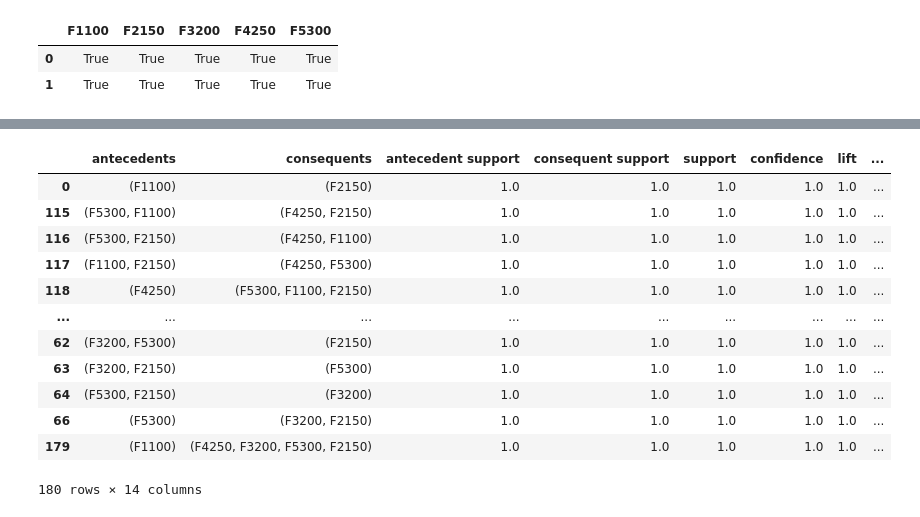
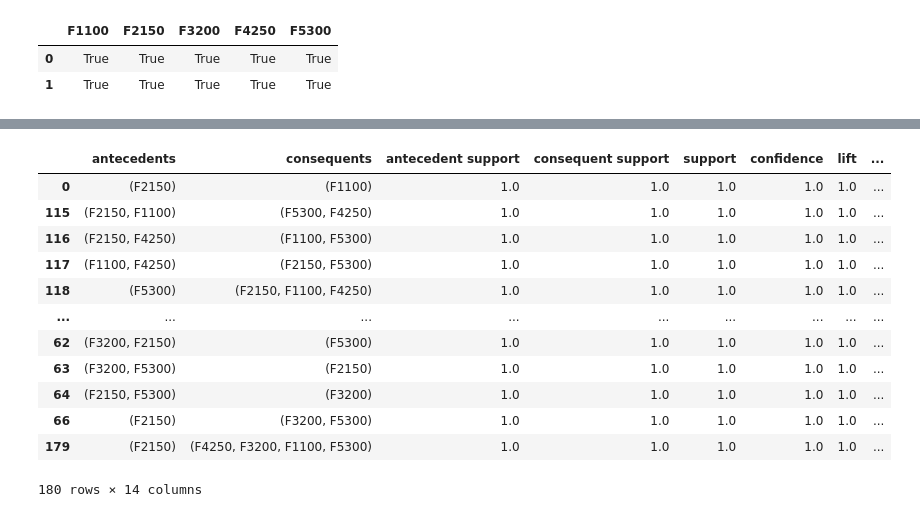
Before and after one commit to joyflorence/Big-Data-Mining-and-Anaytics, a Jupyter notebook: assignment2_data_mining.ipynb, the cells around one changed output, grey strips where cells are left out. Cells and saved outputs as stored; diff of their text form; code cells hidden in the pictures.

```diff
--- a/assignment2_data_mining.ipynb
+++ b/assignment2_data_mining.ipynb
@@ -682,19 +668,19 @@ frequent_itemsets
 # %%
 # Generating association rules
-rules = association_rules(frequent_itemsets, metric="lift", min_threshold=1.0)
-rules = rules.sort_values(by="lift")
+rules = association_rules(frequent_itemsets, metric="confidence", min_threshold=1.0)
+rules = rules.sort_values(by="confidence")
 rules
 # %% [output]
 |  | antecedents | consequents | antecedent support | consequent support | support | confidence | lift | ... |
-| 0 | (F1100) | (F2150) | 1.0 | 1.0 | 1.0 | 1.0 | 1.0 | ... |
-| 115 | (F5300, F1100) | (F4250, F2150) | 1.0 | 1.0 | 1.0 | 1.0 | 1.0 | ... |
-| 116 | (F5300, F2150) | (F4250, F1100) | 1.0 | 1.0 | 1.0 | 1.0 | 1.0 | ... |
-| 117 | (F1100, F2150) | (F4250, F5300) | 1.0 | 1.0 | 1.0 | 1.0 | 1.0 | ... |
-| 118 | (F4250) | (F5300, F1100, F2150) | 1.0 | 1.0 | 1.0 | 1.0 | 1.0 | ... |
+| 0 | (F2150) | (F1100) | 1.0 | 1.0 | 1.0 | 1.0 | 1.0 | ... |
+| 115 | (F2150, F1100) | (F5300, F4250) | 1.0 | 1.0 | 1.0 | 1.0 | 1.0 | ... |
+| 116 | (F2150, F4250) | (F1100, F5300) | 1.0 | 1.0 | 1.0 | 1.0 | 1.0 | ... |
+| 117 | (F1100, F4250) | (F2150, F5300) | 1.0 | 1.0 | 1.0 | 1.0 | 1.0 | ... |
+| 118 | (F5300) | (F2150, F1100, F4250) | 1.0 | 1.0 | 1.0 | 1.0 | 1.0 | ... |
 | ... | ... | ... | ... | ... | ... | ... | ... | ... |
-| 62 | (F3200, F5300) | (F2150) | 1.0 | 1.0 | 1.0 | 1.0 | 1.0 | ... |
-| 63 | (F3200, F2150) | (F5300) | 1.0 | 1.0 | 1.0 | 1.0 | 1.0 | ... |
-| 64 | (F5300, F2150) | (F3200) | 1.0 | 1.0 | 1.0 | 1.0 | 1.0 | ... |
-| 66 | (F5300) | (F3200, F2150) | 1.0 | 1.0 | 1.0 | 1.0 | 1.0 | ... |
-| 179 | (F1100) | (F4250, F3200, F5300, F2150) | 1.0 | 1.0 | 1.0 | 1.0 | 1.0 | ... |
+| 62 | (F3200, F2150) | (F5300) | 1.0 | 1.0 | 1.0 | 1.0 | 1.0 | ... |
+| 63 | (F3200, F5300) | (F2150) | 1.0 | 1.0 | 1.0 | 1.0 | 1.0 | ... |
+| 64 | (F2150, F5300) | (F3200) | 1.0 | 1.0 | 1.0 | 1.0 | 1.0 | ... |
+| 66 | (F2150) | (F3200, F5300) | 1.0 | 1.0 | 1.0 | 1.0 | 1.0 | ... |
+| 179 | (F2150) | (F4250, F3200, F1100, F5300) | 1.0 | 1.0 | 1.0 | 1.0 | 1.0 | ... |
 180 rows × 14 columns
```
Also changed, not shown: parts of 14 cells of this notebook, 2 other files.
